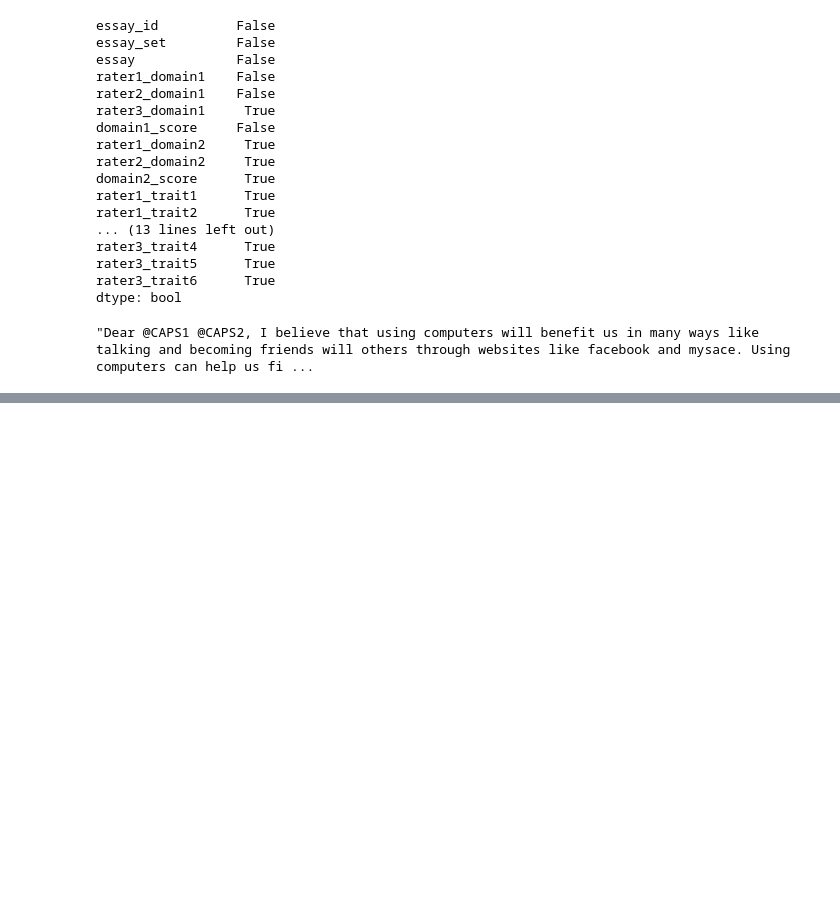
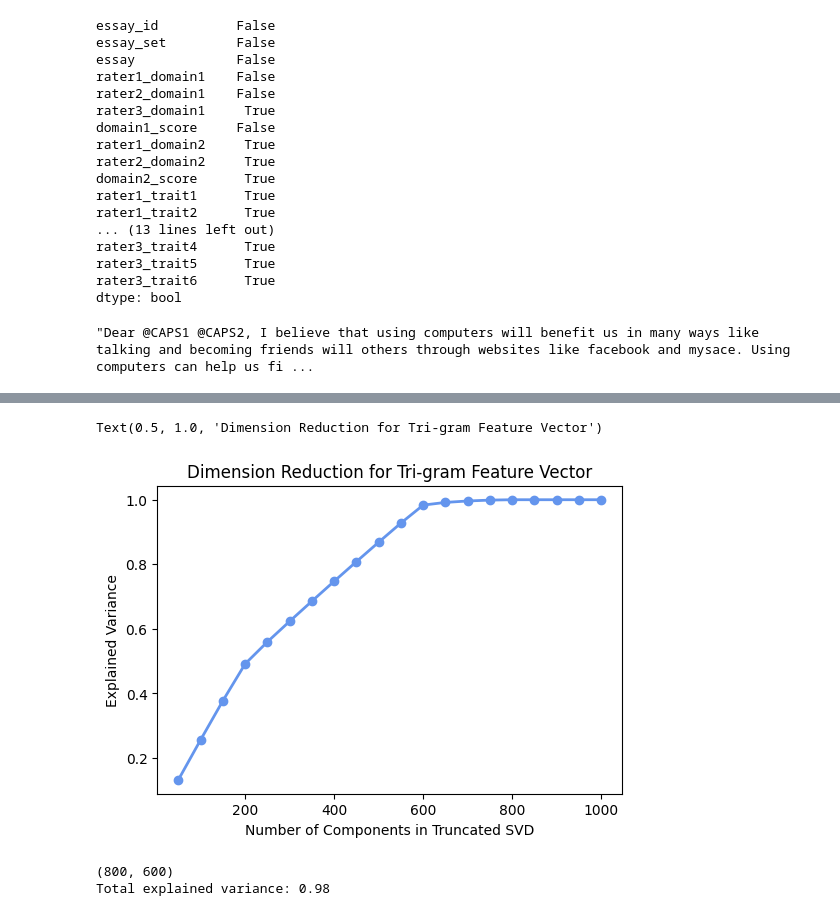
Before and after one commit to gderiddershanghai/Group-201, a Jupyter notebook: notebooks/simple_feature_extraction.ipynb, the cells around one changed output, grey strips where cells are left out. Drawn from its saved outputs; the diff is of its cells as text; code cells hidden in the pictures; blank space fills up the shorter version.

```diff
--- a/notebooks/simple_feature_extraction.ipynb
+++ b/notebooks/simple_feature_extraction.ipynb
@@ -263,0 +387,9 @@ Number of Grammar Mistakes: 2
+# %%
+vectorizer = TfidfVectorizer(ngram_range=(3, 3))  # Generates unigrams, bigrams, and trigrams
+
+# Transform the text data into a feature matrix
+trigrams_feature_X = vectorizer.fit_transform(text_training_df['text'])
+print("Feature names (n-grams):", vectorizer.get_feature_names_out())
+print("Feature matrix:\n", X.toarray())
+
+X.shape
@@ -263,0 +408,20 @@ Number of Grammar Mistakes: 2
+# %%
+# test the number of components we should keep for the feature matrix
+
+start_time = time.time()
+
+n_comp_ls = [int(x) for x in np.linspace(50, 1000, int(1000/50))]
+explained_var_trigrams_ls = []
+
+for n_components in n_comp_ls:
+    svd = TruncatedSVD(n_components=n_components)  # Adjust n_components based on dataset size
+    X_reduced = svd.fit_transform(trigrams_feature_X)
+#    print(X_reduced.shape)
+
+    explained_variance = svd.explained_variance_ratio_.sum()
+    print(f"{n_components} components has total explained variance: {explained_variance:.2f}")
+    explained_var_trigrams_ls.append(explained_variance)
+
+end_time = time.time()
+execution_time = end_time - start_time
+print(f"Time taken for SVD decomposition testing: {execution_time:.5f} seconds")
@@ -263,0 +446,24 @@ Number of Grammar Mistakes: 2
+# %%
+plt.figure(figsize=(6, 4))
+plt.plot(n_comp_ls, explained_var_trigrams_ls, marker='o', color='cornflowerblue', linestyle='-', linewidth=2)
+#plt.bar(n_comp_ls, explained_var_ls, color='cornflowerblue', width = 25)
+
+plt.xlabel("Number of Components in Truncated SVD")
+plt.ylabel("Explained Variance")
+plt.title("Dimension Reduction for Tri-gram Feature Vector")
+
+# looks like 600 components is definitely enough, question is we want to go even lower
+# %% [output]
+Text(0.5, 1.0, 'Dimension Reduction for Tri-gram Feature Vector')
+[figure, added]
+# %%
+#test a number of n_components, plot the elbow chart for explained variance
+svd = TruncatedSVD(n_components=600)  # Adjust n_components based on dataset size
+trigrams_X_reduced = svd.fit_transform(trigrams_feature_X)
+print(trigrams_X_reduced.shape)
+
+explained_variance = svd.explained_variance_ratio_.sum()
+print(f"Total explained variance: {explained_variance:.2f}")
+# %% [output]
+(800, 600)
+Total explained variance: 0.98
```
Also changed, not shown: parts of 19 cells of this notebook, 1 other file.
